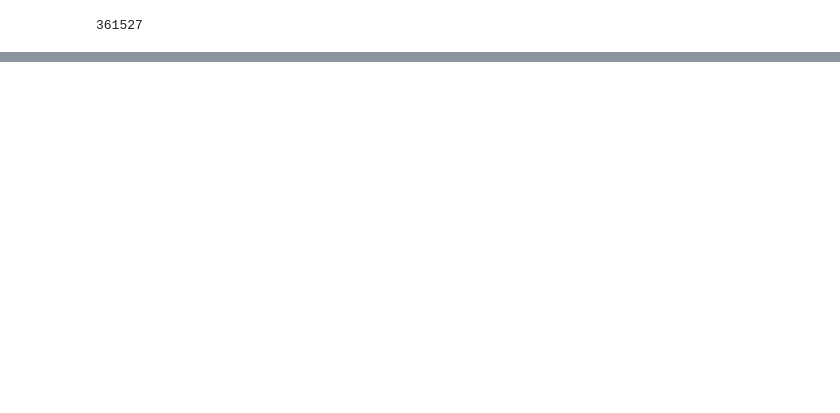
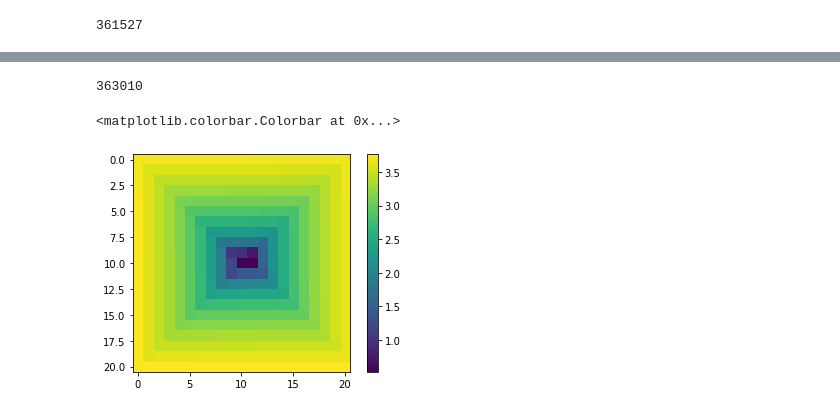
Before and after one commit to olferuk/advent-of-code, a Jupyter notebook: 2017/day_03.ipynb, the cells around one changed output, grey strips where cells are left out. Cells and saved outputs as stored; diff of their text form; code cells hidden in the pictures; blank space fills up the shorter version.

```diff
--- a/2017/day_03.ipynb
+++ b/2017/day_03.ipynb
@@ -66,0 +52,5 @@ d
+# %%
+for n in range(10):
+    print(
+        n, "\t", nums_right(n), "\t", nums_up(n), "\t", nums_left(n), "\t", nums_down(n)
+    )
@@ -66,0 +68,5 @@ d
+# %%
+for n in range(300, 305):
+    print(
+        n, "\t", nums_right(n), "\t", nums_up(n), "\t", nums_left(n), "\t", nums_down(n)
+    )
@@ -66,0 +81,11 @@ d
+# %%
+def get_x(n):
+    if n == 1:
+        return 0
+    return get_x(n - 1) + int(np.sin(np.floor(np.sqrt(4 * n - 7)) * np.pi / 2))
+
+
+def get_y(n):
+    if n == 1:
+        return 0
+    return get_y(n - 1) + int(np.cos(np.floor(np.sqrt(4 * n - 7)) * np.pi / 2))
@@ -66,0 +113,15 @@ d
+# %%
+S = 15
+A = np.zeros([2 * S + 1, 2 * S + 1], dtype=int)
+A[S, S] = 1
+
+n = 1
+while True:
+    n += 1
+    dx, dy = get_x(n), get_y(n)
+    A[S + dy, S + dx] = A[S + dy - 1 : S + dy + 2, S + dx - 1 : S + dx + 2].sum()
+    if A[S + dy, S + dx] > D:
+        print(A[S + dy, S + dx])
+        break
+# %% [output]
+363010
@@ -66,0 +130,6 @@ d
+# %%
+plt.imshow(np.log1p(np.log1p(A[5:-5, 5:-5])))
+plt.colorbar()
+# %% [output]
+<matplotlib.colorbar.Colorbar at 0x...>
+[figure, added]
```
Also changed, not shown: parts of 23 cells of this notebook, 33 other files.
